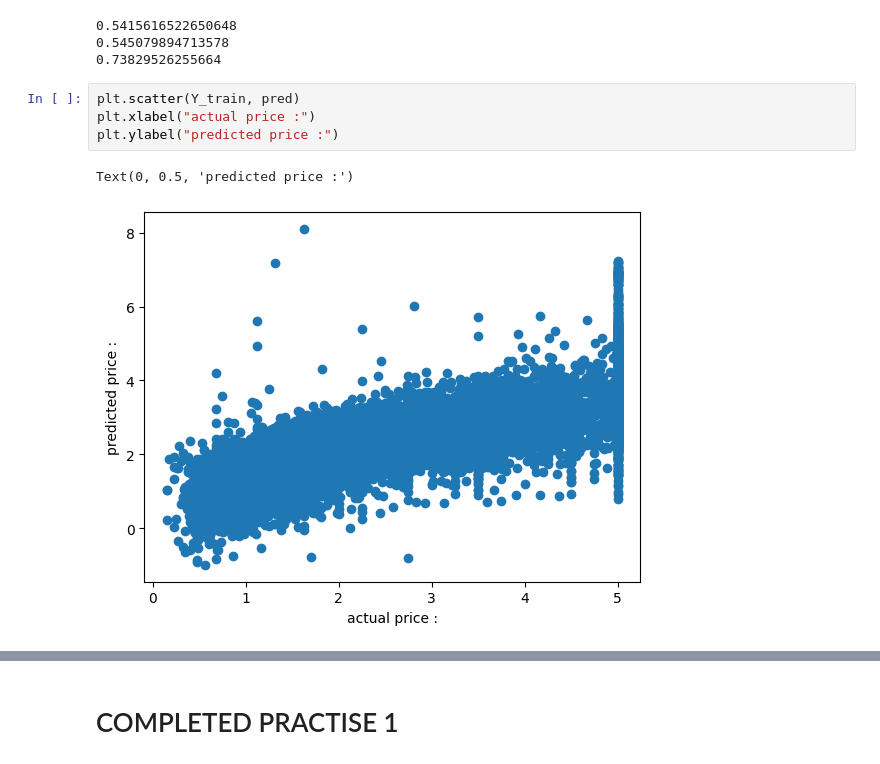
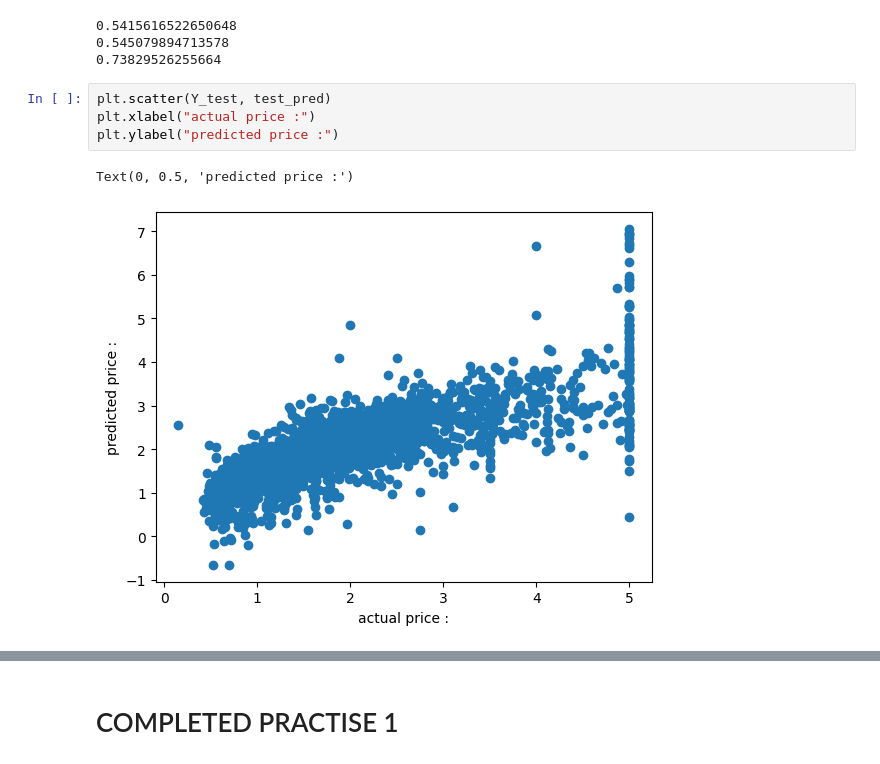
Before and after one commit to ayushcodes13/Machine-Learning-Practice, a Jupyter notebook: LinearRegressionPractice1.ipynb, the cells around one changed output, grey strips where cells are left out. Cells and saved outputs as stored; diff of their text form.

```diff
--- a/LinearRegressionPractice1.ipynb
+++ b/LinearRegressionPractice1.ipynb
@@ -233,9 +260,9 @@ print(score3)
 0.545079894713578
 0.73829526255664
 # %%
-plt.scatter(Y_train, pred)
+plt.scatter(Y_test, test_pred)
 plt.xlabel("actual price :")
 plt.ylabel("predicted price :")
 # %% [output]
 Text(0, 0.5, 'predicted price :')
-[figure, old version]
+[figure, new version]
```
Also changed, not shown: parts of 5 cells of this notebook, 1 other file.
